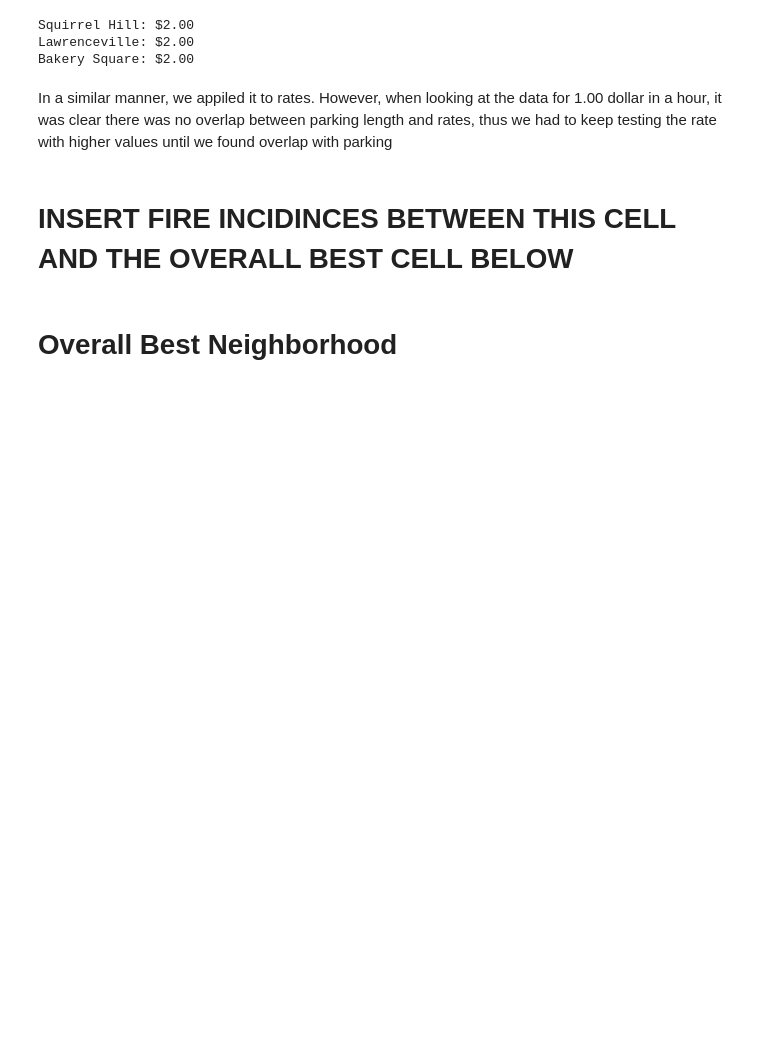
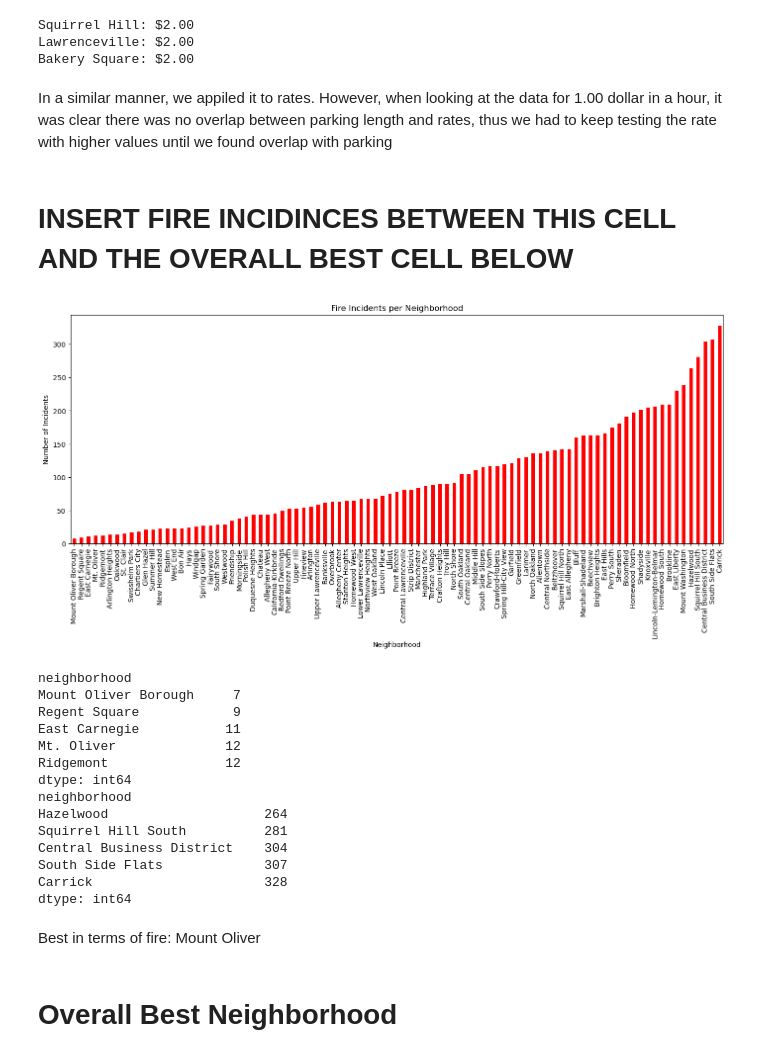
Before and after one commit to Mia-Melishchuk/Big-Ideas-Final-Project, a Jupyter notebook: FinalProject.ipynb, the cells around one changed output. Saved outputs shown, nothing was run; the diff lists cells and outputs as text; code cells hidden in the pictures; blank space fills up the shorter version.

```diff
--- a/FinalProject.ipynb
+++ b/FinalProject.ipynb
@@ -365,6 +365,46 @@ In a similar manner, we appiled it to rates. However, when looking at the data f
 # INSERT FIRE INCIDINCES BETWEEN THIS CELL AND THE OVERALL BEST CELL BELOW
 # %%
 # here
+import pandas as pd
+import matplotlib.pyplot as plt
+%matplotlib inline
+
+data = pd.read_csv("Fire-Incidents.csv")
+
+new_data = data.dropna(subset = ['neighborhood'])
+
+fire_incidents = new_data.groupby("neighborhood").size().sort_values(ascending = True)
+
+plt.figure(figsize = (17,6))
+fire_incidents.plot(kind = 'bar', color = 'red')
+plt.title("Fire Incidents per Neighborhood")
+plt.xlabel("Neighborhood")
+plt.ylabel("Number of Incidents")
+plt.show()
+
+top_5 = fire_incidents.head(5)
+bottom_5 = fire_incidents.tail(5)
+
+print(top_5)
+print(bottom_5)
+# %% [output]
+[figure, added]
+neighborhood
+Mount Oliver Borough     7
+Regent Square            9
+East Carnegie           11
+Mt. Oliver              12
+Ridgemont               12
+dtype: int64
+neighborhood
+Hazelwood                    264
+Squirrel Hill South          281
+Central Business District    304
+South Side Flats             307
+Carrick                      328
+dtype: int64
+# %% [markdown]
+Best in terms of fire: Mount Oliver
 # %% [markdown]
 # Overall Best Neighborhood
 # %%
```
Also changed, not shown: parts of 5 cells of this notebook.
